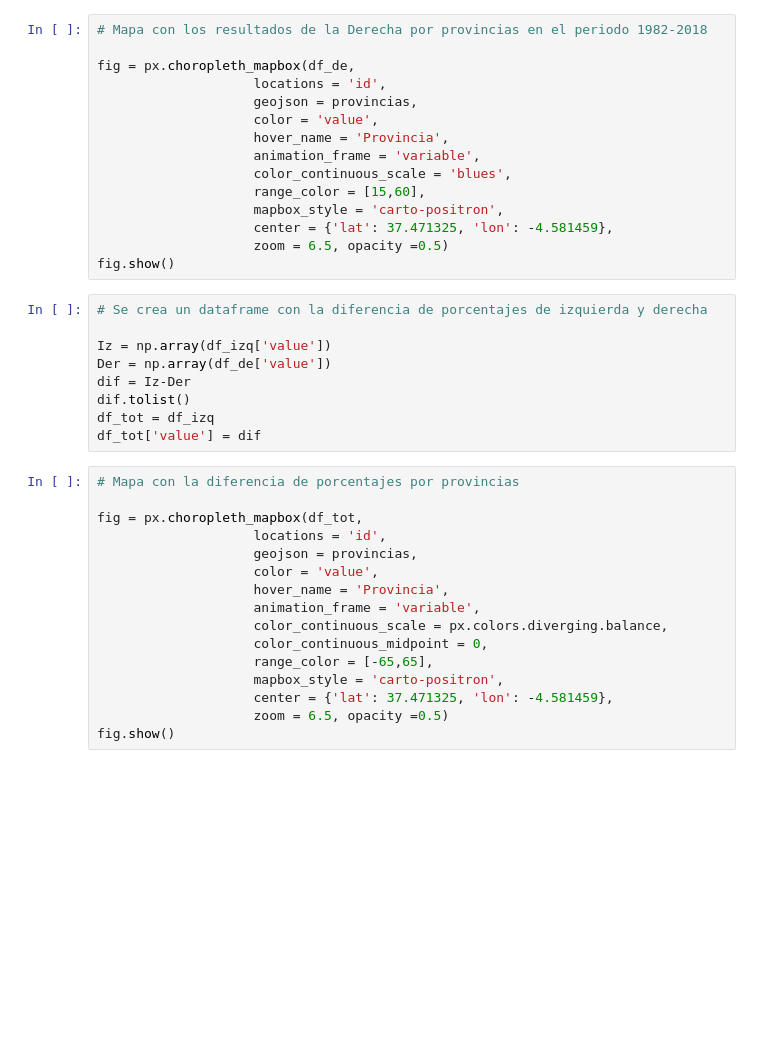
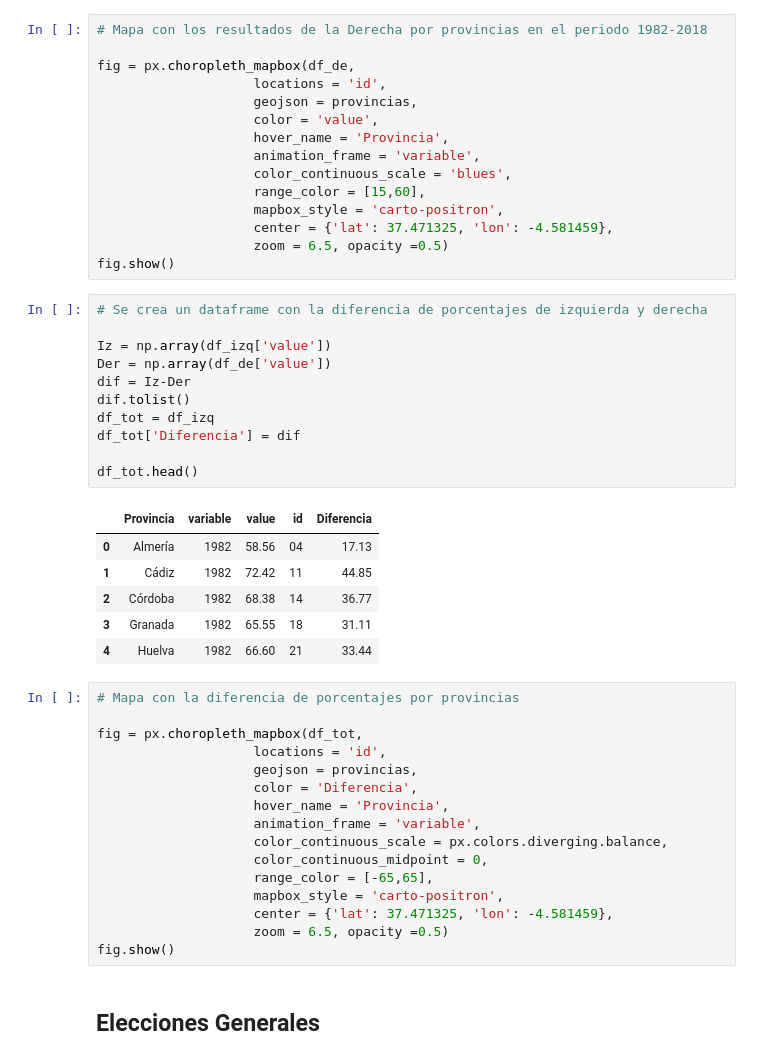
Before and after one commit to AChaminade/TFM, a Jupyter notebook: Andalucia.ipynb, the cells around one changed output. Saved outputs shown, nothing was run; the diff lists cells and outputs as text; blank space fills up the shorter version.

```diff
--- a/Andalucia.ipynb
+++ b/Andalucia.ipynb
@@ -315,19 +343,28 @@ fig.show()
 # %%
 # Se crea un dataframe con la diferencia de porcentajes de izquierda y derecha
 
 Iz = np.array(df_izq['value'])
 Der = np.array(df_de['value'])
 dif = Iz-Der
 dif.tolist()
 df_tot = df_izq
-df_tot['value'] = dif
+df_tot['Diferencia'] = dif
+
+df_tot.head()
+# %% [output]
+|  | Provincia | variable | value | id | Diferencia |
+| 0 | Almería | 1982 | 58.56 | 04 | 17.13 |
+| 1 | Cádiz | 1982 | 72.42 | 11 | 44.85 |
+| 2 | Córdoba | 1982 | 68.38 | 14 | 36.77 |
+| 3 | Granada | 1982 | 65.55 | 18 | 31.11 |
+| 4 | Huelva | 1982 | 66.60 | 21 | 33.44 |
 # %%
 # Mapa con la diferencia de porcentajes por provincias
 
 fig = px.choropleth_mapbox(df_tot,
                     locations = 'id',
                     geojson = provincias,
-                    color = 'value',
+                    color = 'Diferencia',
                     hover_name = 'Provincia',
                     animation_frame = 'variable',
                     color_continuous_scale = px.colors.diverging.balance,
@@ -337,3 +374,5 @@ fig = px.choropleth_mapbox(df_tot,
                     center = {'lat': 37.471325, 'lon': -4.581459},
                     zoom = 6.5, opacity =0.5)
 fig.show()
+# %% [markdown]
+## Elecciones Generales
```
Also changed, not shown: parts of 18 cells of this notebook.
